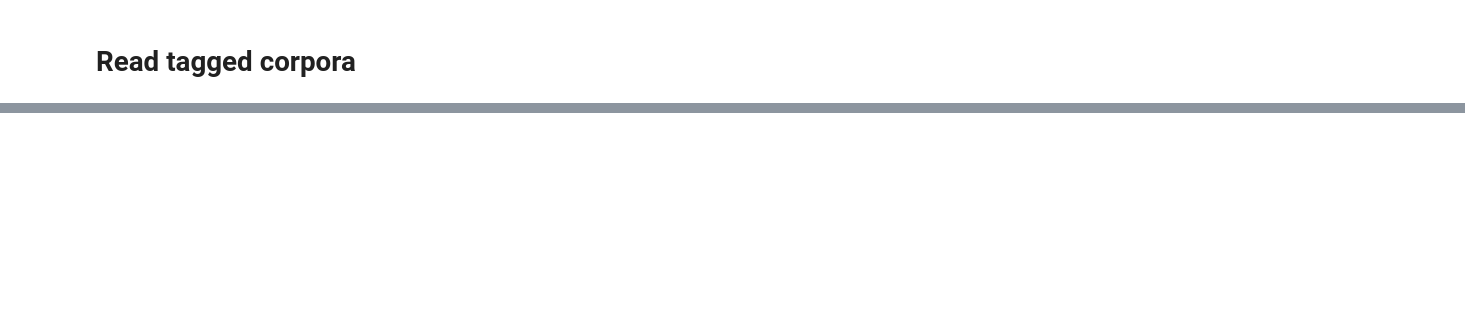
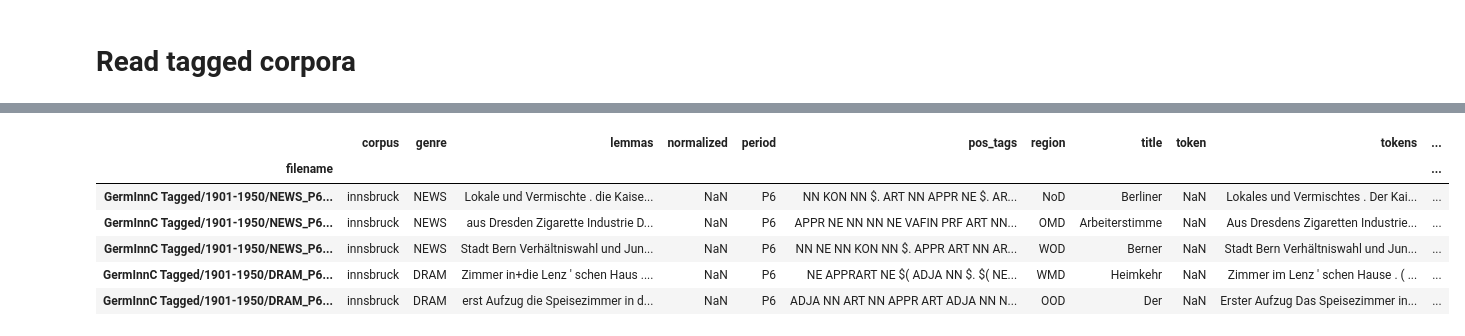
Before and after one commit to LennartKeller/TextklassifikationsProjekt2019, a Jupyter notebook: Create Dataset.ipynb, the cells around one changed output, grey strips where cells are left out. Drawn from its saved outputs; the diff is of its cells as text; code cells hidden in the pictures; blank space fills up the shorter version.

Commit message:
update create dataset notebook

```diff
--- a/Create Dataset.ipynb
+++ b/Create Dataset.ipynb
@@ -181,5 +160,0 @@ tagged_data[0]
-# %%
-import pandas as pd
-
-df = pd.DataFrame.from_dict(tagged_data)
-df.to_csv('tagged_dataset.csv', encoding='UTF-8')
@@ -185,0 +194,8 @@ df.to_csv('tagged_dataset.csv', encoding='UTF-8')
+# %%
+innsbruck_tagged_files = glob.glob('GermInnC Tagged/**/*.txt')
+
+innsbruck_tagged_df = read_tagged_corpus(
+    innsbruck_tagged_files,
+    corpus='innsbruck',
+    columns=['tokens', 'pos_tags', 'lemmas']
+)
@@ -185,0 +212,9 @@ df.to_csv('tagged_dataset.csv', encoding='UTF-8')
+# %%
+manchester_tagged_files = glob.glob('Manchester/TAGGED/*.txt')
+
+manchester_tagged_df = read_tagged_corpus(
+    manchester_tagged_files,
+    corpus='manchester',
+    columns=['pID', 'token', 'normalized', 'pos_tags', 'lemmas']
+)
+manchester_tagged_df = manchester_tagged_df.drop('pID', axis=1)
@@ -185,0 +231,2 @@ df.to_csv('tagged_dataset.csv', encoding='UTF-8')
+# %%
+full_tagged_df = pd.concat((innsbruck_tagged_df, manchester_tagged_df))
@@ -185,0 +241,10 @@ df.to_csv('tagged_dataset.csv', encoding='UTF-8')
+# %%
+full_tagged_df.head()
+# %% [output]
+|  | corpus | genre | lemmas | normalized | period | pos_tags | region | title | token | tokens | ... |
+| filename |  |  |  |  |  |  |  |  |  |  | ... |
+| GermInnC Tagged/1901-1950/NEWS_P6... | innsbruck | NEWS | Lokale und Vermischte . die Kaise... | NaN | P6 | NN KON NN $. ART NN APPR NE $. AR... | NoD | Berliner | NaN | Lokales und Vermischtes . Der Kai... | ... |
+| GermInnC Tagged/1901-1950/NEWS_P6... | innsbruck | NEWS | aus Dresden Zigarette Industrie D... | NaN | P6 | APPR NE NN NN NE VAFIN PRF ART NN... | OMD | Arbeiterstimme | NaN | Aus Dresdens Zigaretten Industrie... | ... |
+| GermInnC Tagged/1901-1950/NEWS_P6... | innsbruck | NEWS | Stadt Bern Verhältniswahl und Jun... | NaN | P6 | NN NE NN KON NN $. APPR ART NN AR... | WOD | Berner | NaN | Stadt Bern Verhältniswahl und Jun... | ... |
+| GermInnC Tagged/1901-1950/DRAM_P6... | innsbruck | DRAM | Zimmer in+die Lenz ' schen Haus .... | NaN | P6 | NE APPRART NE $( ADJA NN $. $( NE... | WMD | Heimkehr | NaN | Zimmer im Lenz ' schen Hause . ( ... | ... |
+| GermInnC Tagged/1901-1950/DRAM_P6... | innsbruck | DRAM | erst Aufzug die Speisezimmer in d... | NaN | P6 | ADJA NN ART NN APPR ART ADJA NN N... | OOD | Der | NaN | Erster Aufzug Das Speisezimmer in... | ... |
```
Also changed, not shown: parts of 9 cells of this notebook.
